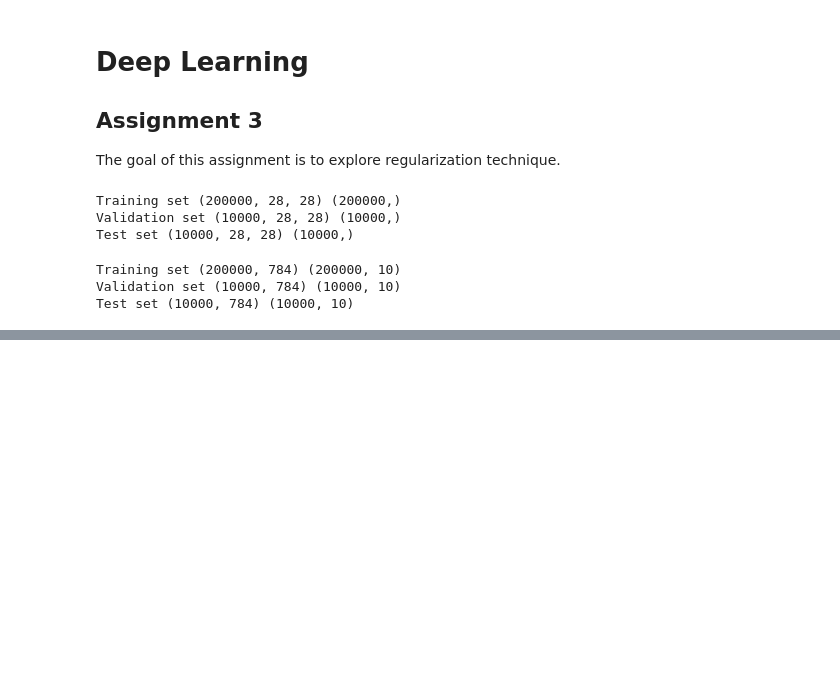
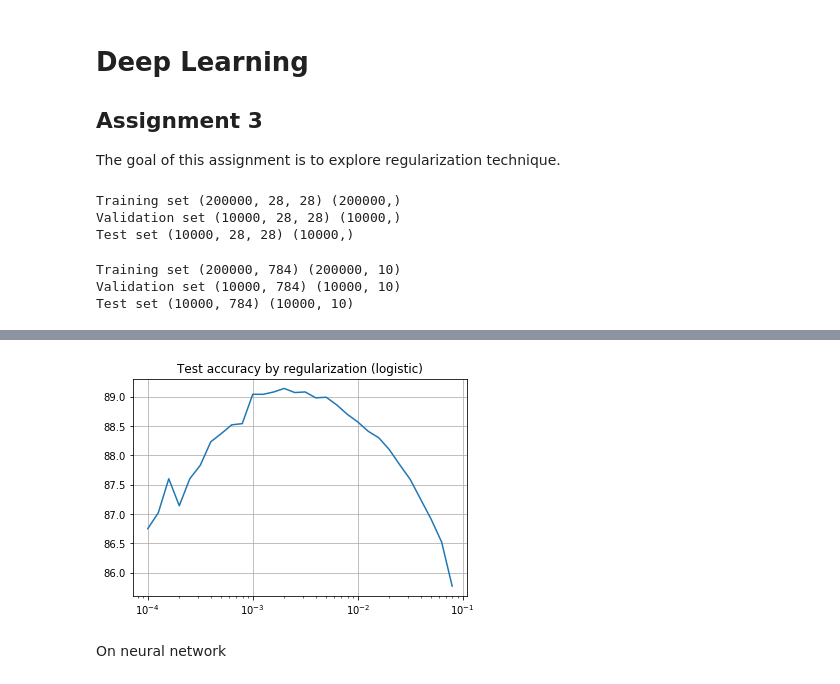
Before and after one commit to jtang10/deepLearning_udacity, a Jupyter notebook: 3_regularization.ipynb, the cells around one changed output, grey strips where cells are left out. Cells and saved outputs as stored; diff of their text form; code cells hidden in the pictures; blank space fills up the shorter version.

```diff
--- a/3_regularization.ipynb
+++ b/3_regularization.ipynb
@@ -51,0 +131,28 @@ def accuracy(predictions, labels):
+# %%
+num_steps = 3001
+regul_val = [pow(10, i) for i in np.arange(-4, -1, 0.1)]
+accuracy_val = []
+
+for beta in regul_val:
+    with tf.Session(graph=graph) as session:
+        tf.global_variables_initializer().run()
+        for step in range(num_steps):
+            # Pick an offset within the training data, which has been randomized.
+            offset = (step * batch_size) % (train_labels.shape[0] - batch_size)
+            batch_data = train_dataset[offset:(offset + batch_size), :]
+            batch_labels = train_labels[offset:(offset + batch_size), :]
+            # Prepare a dict telling the session where to feed the batch.
+            # The key is the placeholder node to be fed and value is the ndarray
+            feed_dict = {tf_train_dataset : batch_data, tf_train_labels : batch_labels, beta_regul : beta}
+            _, l, predictions = session.run(
+                [optimizer, loss, train_prediction], feed_dict=feed_dict)
+        accuracy_val.append(accuracy(test_prediction.eval(), test_labels))
+# %%
+plt.semilogx(regul_val, accuracy_val)
+plt.grid(True)
+plt.title('Test accuracy by regularization (logistic)')
+plt.show()
+# %% [output]
+[figure, added]
+# %% [markdown]
+On neural network
```
Also changed, not shown: parts of 12 cells of this notebook, 1 other file.
